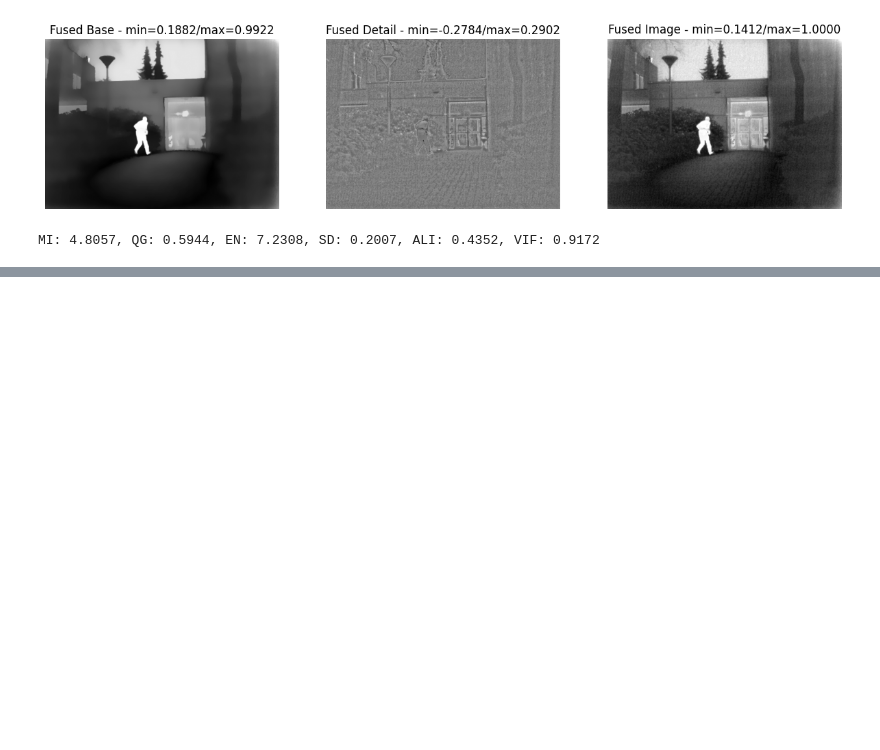
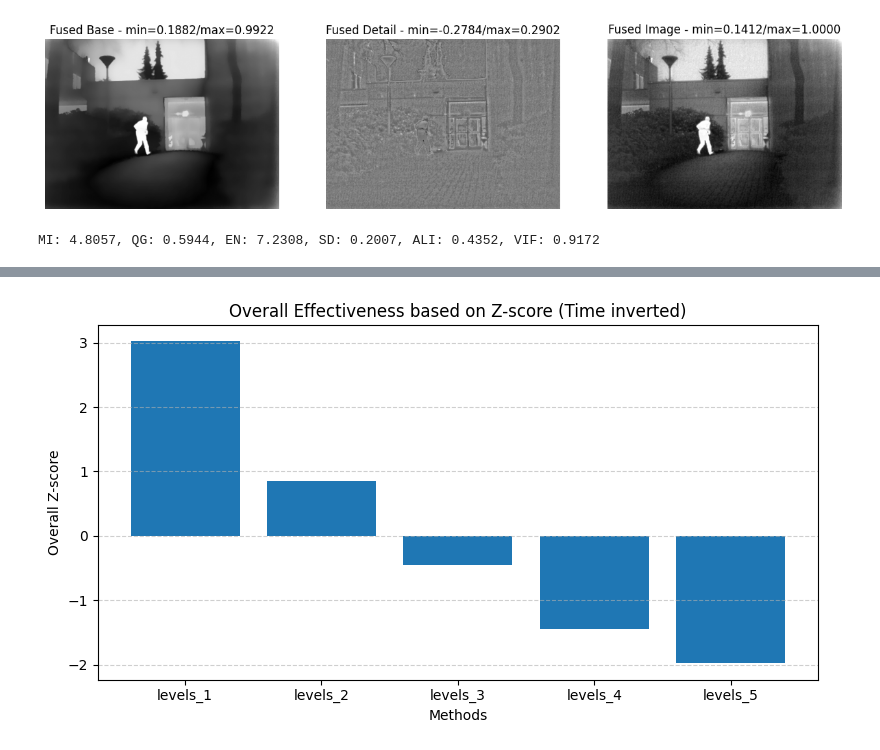
Before and after one commit to house3173/AGF_IVIF, a Jupyter notebook: test.ipynb, the cells around one changed output, grey strips where cells are left out. Saved outputs shown, nothing was run; the diff lists cells and outputs as text; code cells hidden in the pictures; blank space fills up the shorter version.

```diff
--- a/test.ipynb
+++ b/test.ipynb
@@ -84,0 +210,95 @@ hybrid: MI: 4.8057, QG: 0.5944, EN: 7.2308, SD: 0.2007, ALI: 0.4352, VIF: 0.9172
+# %%
+import numpy as np
+import pandas as pd
+import matplotlib.pyplot as plt
+
+# =======================
+# 1. Input data
+# =======================
+
+method_names = [
+    "levels_1",
+    "levels_2",
+    "levels_3",
+    "levels_4",
+    "levels_5",
+]
+
+metric_names = ["MI", "QG", "EN", "SD", "ALI", "Time"]
+
+import numpy as np
+
+Q = np.array([
+    [4.230602551, 0.858559774, 4.608296377, 0.311669889, 0.247266942, 0.062944353],
+    [4.211739928, 0.868730532, 4.599893092, 0.311804986, 0.246583008, 0.088144731],
+    [4.197752926, 0.873831943, 4.597076072, 0.311890944, 0.246042282, 0.108048357],
+    [4.184257928, 0.876622473, 4.597754306, 0.311951827, 0.245609488, 0.133831719],
+    [4.170551302, 0.878452050, 4.599779676, 0.311996812, 0.245258662, 0.150822433],
+])
+
+
+# =======================
+# 2. Invert Time (lower is better)
+# =======================
+
+Q[:, -1] = -Q[:, -1]   # đảo chiều cột Time
+
+# =======================
+# 3. Z-score normalization
+# =======================
+
+mean = Q.mean(axis=0)
+std = Q.std(axis=0, ddof=0)   # ddof=0 giống MATLAB
+Z = (Q - mean) / std
+
+Z_table = pd.DataFrame(
+    Z,
+    index=method_names,
+    columns=metric_names
+)
+
+# =======================
+# 4. Overall effectiveness score
+# =======================
+
+score = Z.sum(axis=1)
+
+# =======================
+# 5. Ranking
+# =======================
+
+ranking_df = pd.DataFrame({
+    "Method": method_names,
+    "Zscore_Total": score
+})
+
+ranking_df = ranking_df.sort_values(
+    by="Zscore_Total",
+    ascending=False
+).reset_index(drop=True)
+
+ranking_df["Rank"] = ranking_df.index + 1
+
+# =======================
+# 6. Display results
+# =======================
+
+print("===== Z-score Table (per metric, Time inverted) =====")
+print(Z_table.round(4))
+
+print("\n===== Overall Effectiveness Ranking =====")
+print(ranking_df.round(4))
+
+# =======================
+# 7. Bar plot
+# =======================
+
+plt.figure(figsize=(8, 4.5))
+plt.bar(method_names, score)
+plt.grid(True, axis="y", linestyle="--", alpha=0.6)
+plt.xlabel("Methods")
+plt.ylabel("Overall Z-score")
+plt.title("Overall Effectiveness based on Z-score (Time inverted)")
+plt.tight_layout()
+plt.show()
+# %% [output]
@@ -84,0 +320 @@ hybrid: MI: 4.8057, QG: 0.5944, EN: 7.2308, SD: 0.2007, ALI: 0.4352, VIF: 0.9172
+[figure, added]
```
Also changed, not shown: parts of 20 cells of this notebook, 43 other files.
